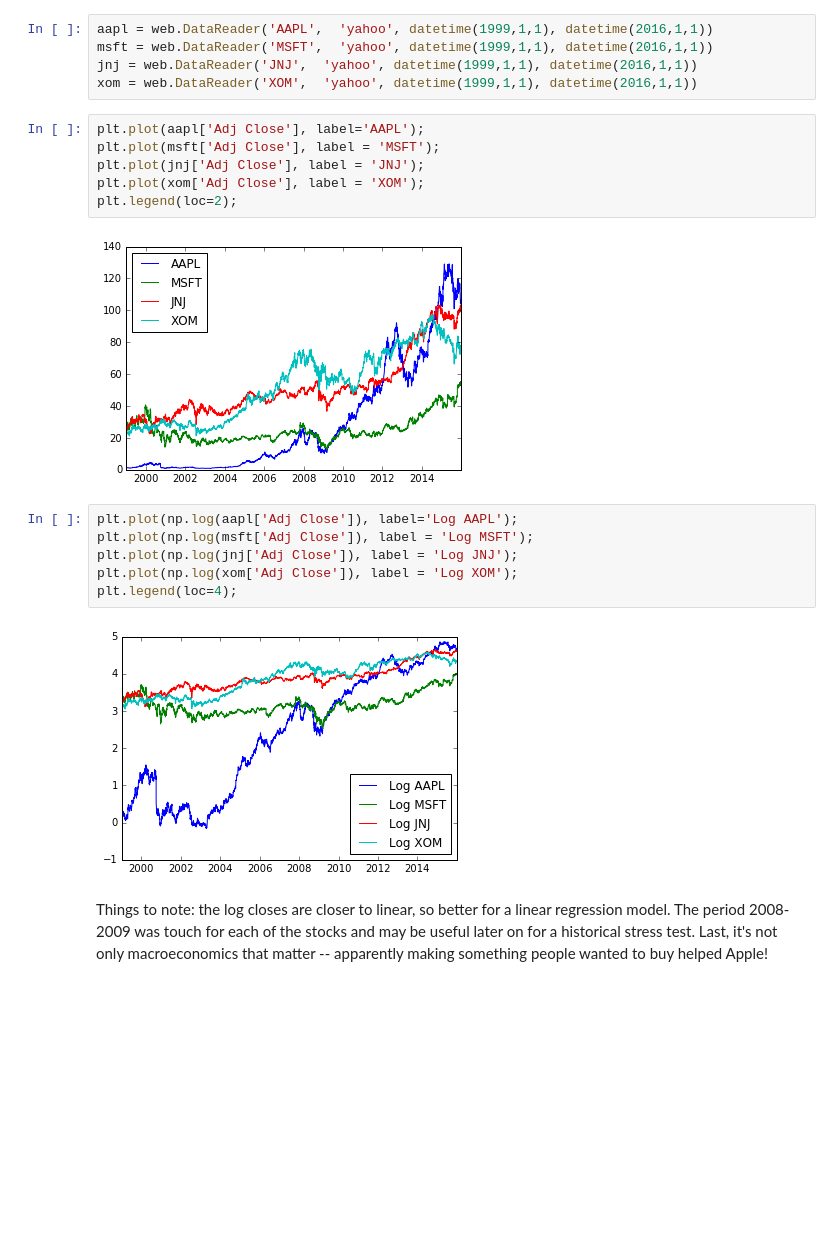
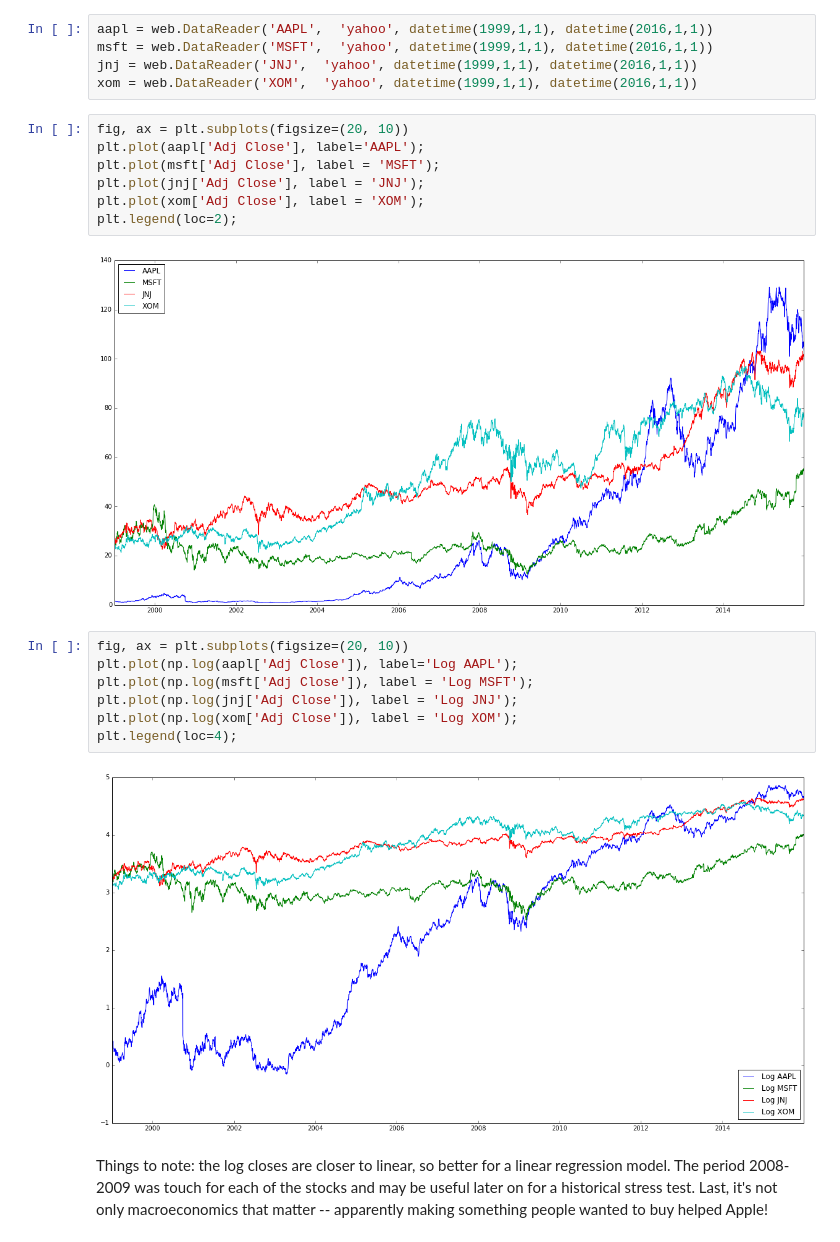
Before and after one commit to kaitai/stress-testing-with-jupyter, a Jupyter notebook: Playing with financial data and Python 3.ipynb, the cells around one changed output. Cells and saved outputs as stored; diff of their text form; blank space fills up the shorter version.

```diff
--- a/Playing with financial data and Python 3.ipynb
+++ b/Playing with financial data and Python 3.ipynb
@@ -73,21 +73,23 @@ msft = web.DataReader('MSFT',  'yahoo', datetime(1999,1,1), datetime(2016,1,1))
 jnj = web.DataReader('JNJ',  'yahoo', datetime(1999,1,1), datetime(2016,1,1))
 xom = web.DataReader('XOM',  'yahoo', datetime(1999,1,1), datetime(2016,1,1))
 # %%
+fig, ax = plt.subplots(figsize=(20, 10))
 plt.plot(aapl['Adj Close'], label='AAPL');
 plt.plot(msft['Adj Close'], label = 'MSFT');
 plt.plot(jnj['Adj Close'], label = 'JNJ');
 plt.plot(xom['Adj Close'], label = 'XOM');
 plt.legend(loc=2);
 # %% [output]
-[figure, old version]
+[figure, new version]
 # %%
+fig, ax = plt.subplots(figsize=(20, 10))
 plt.plot(np.log(aapl['Adj Close']), label='Log AAPL');
 plt.plot(np.log(msft['Adj Close']), label = 'Log MSFT');
 plt.plot(np.log(jnj['Adj Close']), label = 'Log JNJ');
 plt.plot(np.log(xom['Adj Close']), label = 'Log XOM');
 plt.legend(loc=4);
 # %% [output]
-[figure, old version]
+[figure, new version]
 # %% [markdown]
 Things to note: the log closes are closer to linear, so better for a linear regression model. The period 2008-2009 was touch for each of the stocks and may be useful later on for a historical stress test. Last, it's not only macroeconomics that matter -- apparently making something people wanted to buy helped Apple!
 # %%
```
Also changed, not shown: parts of 10 cells of this notebook.
